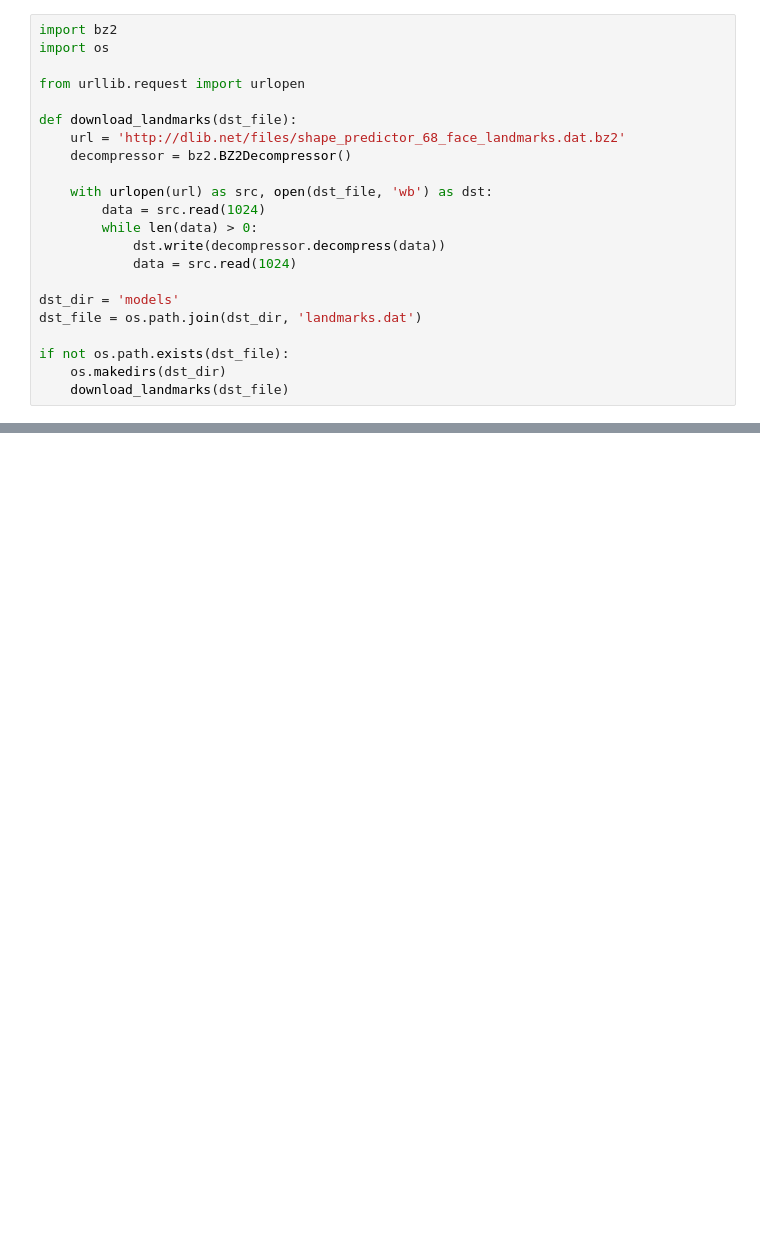
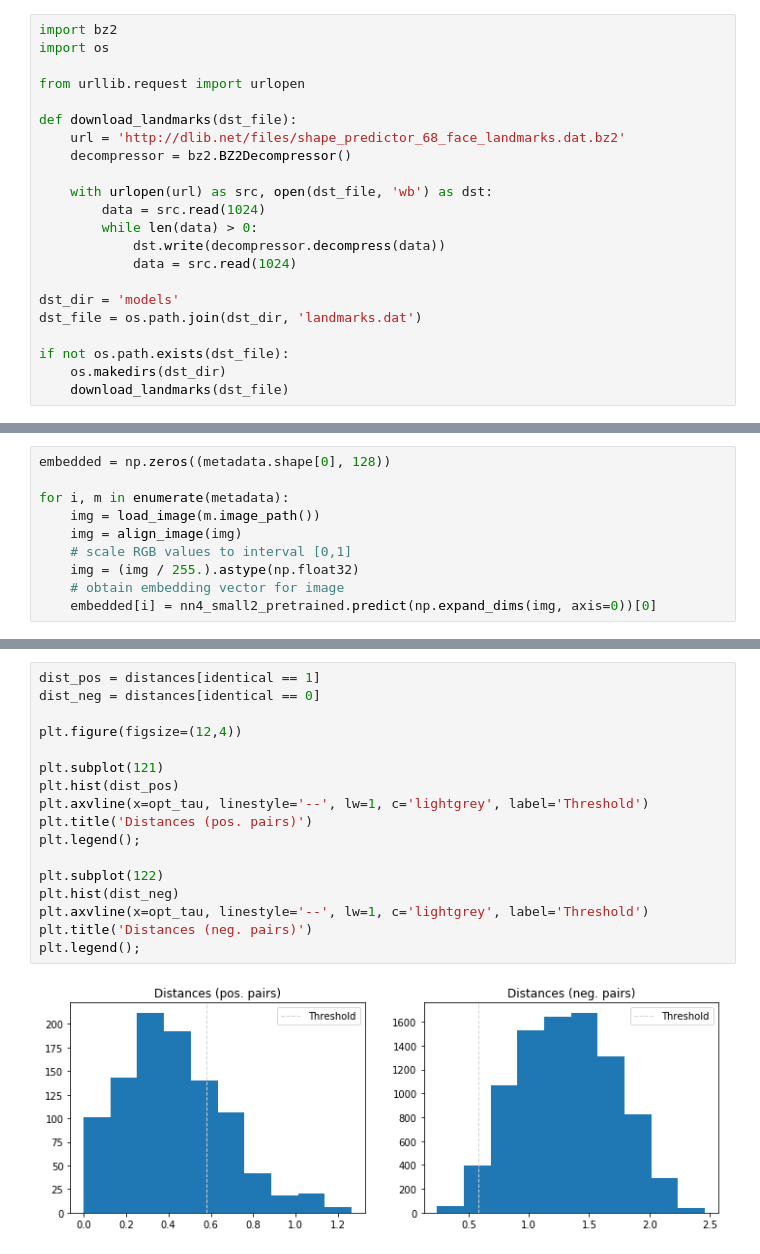
Before and after one commit to Subhraj07/Machine_Learning_Models, a Jupyter notebook: MLpractice/CEREBRINOCS/FD.ipynb, the cells around one changed output, grey strips where cells are left out. Cells and saved outputs as stored; diff of their text form; blank space fills up the shorter version.

```diff
--- a/MLpractice/CEREBRINOCS/FD.ipynb
+++ b/MLpractice/CEREBRINOCS/FD.ipynb
@@ -525,0 +843,10 @@ AttributeError: ignored
+# %%
+embedded = np.zeros((metadata.shape[0], 128))
+
+for i, m in enumerate(metadata):
+    img = load_image(m.image_path())
+    img = align_image(img)
+    # scale RGB values to interval [0,1]
+    img = (img / 255.).astype(np.float32)
+    # obtain embedding vector for image
+    embedded[i] = nn4_small2_pretrained.predict(np.expand_dims(img, axis=0))[0]
@@ -525,0 +906,19 @@ AttributeError: ignored
+# %%
+dist_pos = distances[identical == 1]
+dist_neg = distances[identical == 0]
+
+plt.figure(figsize=(12,4))
+
+plt.subplot(121)
+plt.hist(dist_pos)
+plt.axvline(x=opt_tau, linestyle='--', lw=1, c='lightgrey', label='Threshold')
+plt.title('Distances (pos. pairs)')
+plt.legend();
+
+plt.subplot(122)
+plt.hist(dist_neg)
+plt.axvline(x=opt_tau, linestyle='--', lw=1, c='lightgrey', label='Threshold')
+plt.title('Distances (neg. pairs)')
+plt.legend();
+# %% [output]
+[figure, added]
```
Also changed, not shown: parts of 16 cells of this notebook.
